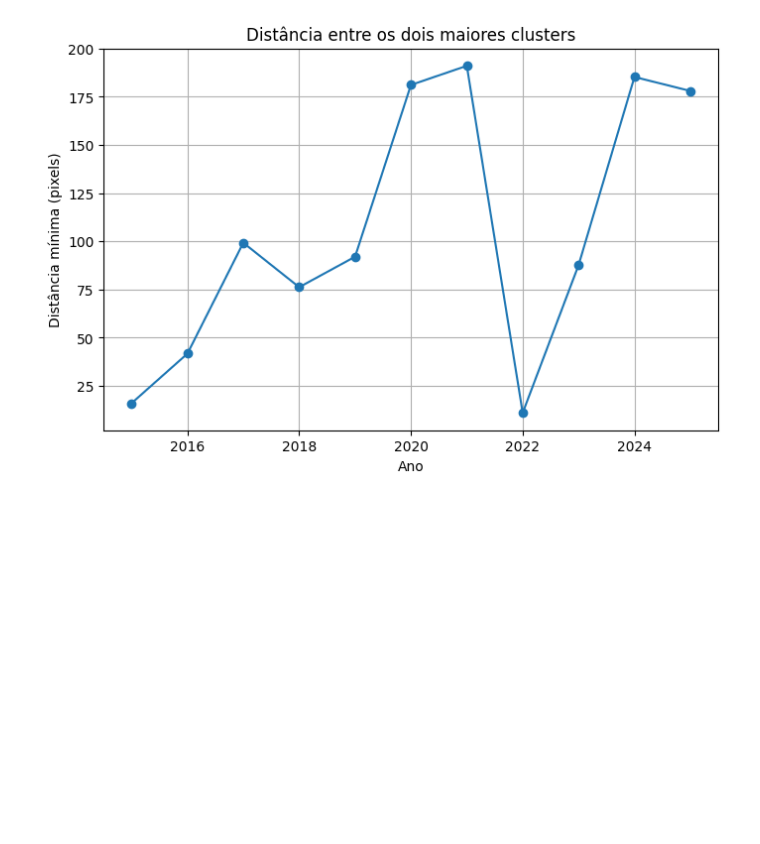
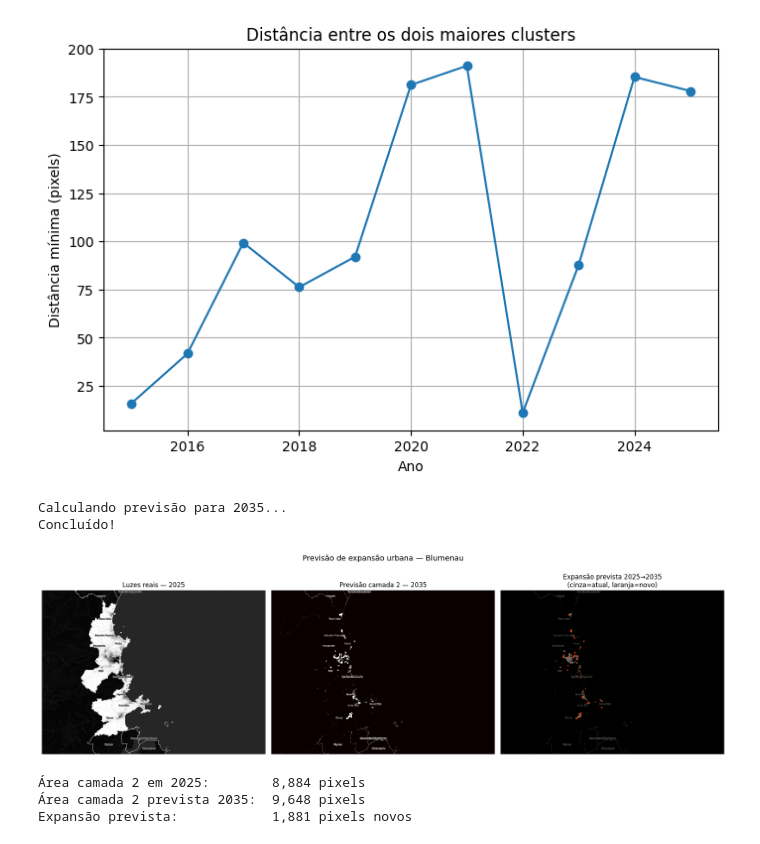
Before and after one commit to mathuzin/conurbacao_litoral_sc, a Jupyter notebook: conurbacao_litoral_SC_blumenau.ipynb, the cells around one changed output. Drawn from its saved outputs; the diff is of its cells as text; code cells hidden in the pictures; blank space fills up the shorter version.

```diff
--- a/conurbacao_litoral_SC_blumenau.ipynb
+++ b/conurbacao_litoral_SC_blumenau.ipynb
@@ -474,3 +510,80 @@ plt.show()
 <Figure size 800x500 with 0 Axes>
 <Figure size 800x500 with 0 Axes>
 [figure]
+# %%
+def prever_expansao_pixel(imagens_por_ano, anos, ano_alvo=2035):
+    """
+    Regressão linear por pixel usando álgebra matricial
+    """
+    anos = np.array(anos, dtype=np.float32)
+    ano_alvo = float(ano_alvo)
+
+    stack = np.stack(imagens_por_ano, axis=0).astype(np.float32)
+    n = len(anos)
+
+    x_mean = anos.mean()
+    y_mean = stack.mean(axis=0)
+
+    x_diff = anos - x_mean
+    num   = np.einsum('t,thw->hw', x_diff, stack - y_mean)
+    denom = (x_diff ** 2).sum()
+
+    a = num / denom
+    b = y_mean - a * x_mean
+
+    mapa_previsao = a * ano_alvo + b
+
+    pixel_max = stack.max(axis=0)
+    mapa_previsao[pixel_max <= 5] = 0
+
+    return np.clip(mapa_previsao, 0, 255).astype(np.uint8)
+
+anos = list(range(2015, 2026))
+imagens = []
+
+for ano in anos:
+    img = carregar_imagem(f'assets/Blumenau{ano}.png')
+    imagens.append(img)
+
+
+h_ref, w_ref = imagens[0].shape
+imagens = [cv2.resize(img, (w_ref, h_ref)) if img.shape != (h_ref, w_ref)
+           else img for img in imagens]
+
+print("\nCalculando previsão para 2035...")
+mapa_2030 = prever_expansao_pixel(imagens, anos, ano_alvo=2035)
+print("Concluído!")
+
+camada2_prevista = (mapa_2030 >= 50) & (mapa_2030 < 150)
+fig, axes = plt.subplots(1, 3, figsize=(18, 6))
+
+camada2_2025 = (imagens[-1] >= 50) & (imagens[-1] < 150)
+axes[0].imshow(imagens[-1], cmap='gray')
+axes[0].set_title('Luzes reais — 2025')
+axes[0].axis('off')
+
+axes[1].imshow(camada2_prevista, cmap='hot')
+axes[1].set_title('Previsão camada 2 — 2035')
+axes[1].axis('off')
+
+comparacao = np.zeros((*camada2_2025.shape, 3), dtype=np.uint8)
+comparacao[camada2_2025]                        = [100, 100, 100]
+comparacao[camada2_prevista & ~camada2_2025]    = [255, 80,  0]
+axes[2].imshow(comparacao)
+axes[2].set_title('Expansão prevista 2025→2035\n(cinza=atual, laranja=novo)')
+axes[2].axis('off')
+
+plt.suptitle('Previsão de expansão urbana — Blumenau', fontsize=14)
+plt.tight_layout()
+plt.show()
+
+print(f"\nÁrea camada 2 em 2025:        {camada2_2025.sum():,} pixels")
+print(f"Área camada 2 prevista 2035:  {camada2_prevista.sum():,} pixels")
+print(f"Expansão prevista:            {novos_pixels.sum():,} pixels novos")
+# %% [output]
+Calculando previsão para 2035...
+Concluído!
+[figure, added]
+Área camada 2 em 2025:        8,884 pixels
+Área camada 2 prevista 2035:  9,648 pixels
+Expansão prevista:            1,881 pixels novos
```
Also changed, not shown: parts of 6 cells of this notebook.
